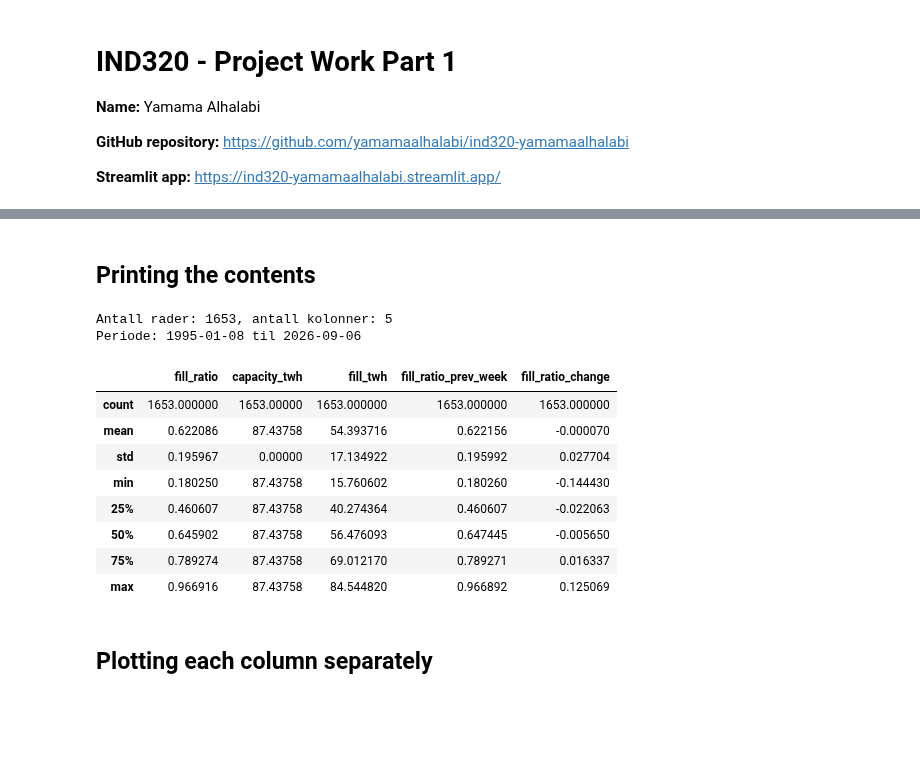
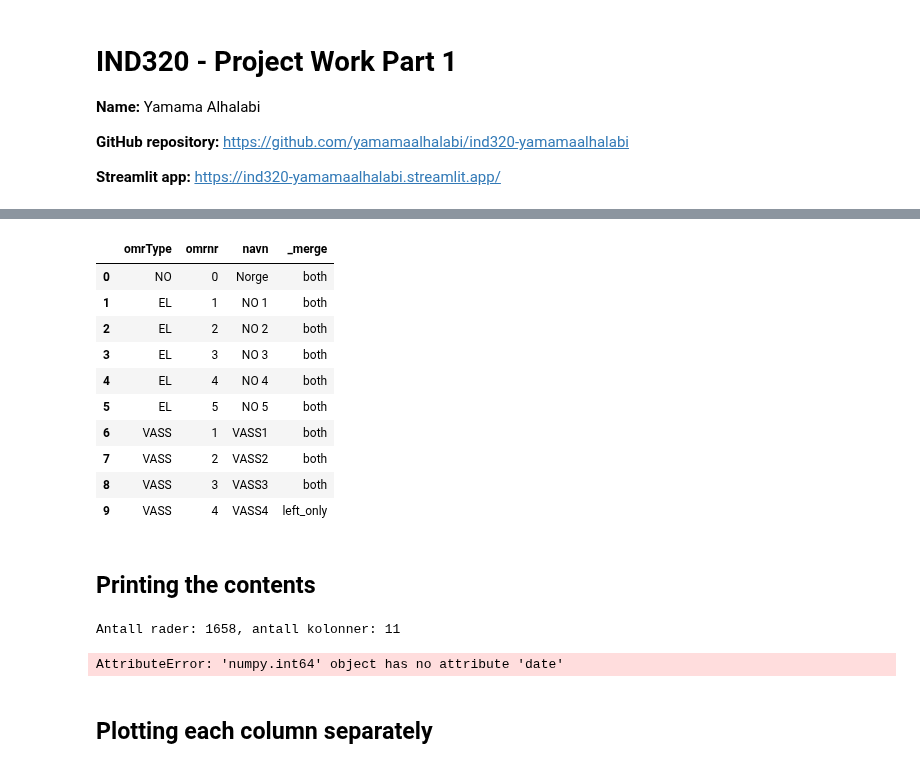
Before and after one commit to yamamaalhalabi/ind320-yamamaalhalabi, a Jupyter notebook: notebooks/IND320_project.ipynb, the cells around one changed output, grey strips where cells are left out. Drawn from its saved outputs; the diff is of its cells as text; code cells hidden in the pictures; blank space fills up the shorter version.

Commit message:
Part 2: read Magasinstatistikk from API instead of CSV

```diff
--- a/IND320_project.ipynb
+++ b/notebooks/IND320_project.ipynb
@@ -8,25 +8,19 @@
 **Streamlit app:** https://ind320-yamamaalhalabi.streamlit.app/
 # %%
 import pandas as pd
+import requests
 
-# Read weekly reservoir data and keep only the national ("NO") level,
-# since the raw file mixes several regional breakdowns (NO, EL, VASS)
-df = pd.read_csv("reservoirs.csv", parse_dates=["dato_Id"])
-df = df[df["omrType"] == "NO"].copy()
-df = df.sort_values("dato_Id")
+BASE = "https://biapi.nve.no/magasinstatistikk/api/Magasinstatistikk"
 
-# Rename columns to English, understandable names
-df = df.rename(columns={
-    "dato_Id": "date",
-    "fyllingsgrad": "fill_ratio",
-    "kapasitet_TWh": "capacity_twh",
-    "fylling_TWh": "fill_twh",
-    "fyllingsgrad_forrige_uke": "fill_ratio_prev_week",
-    "endring_fyllingsgrad": "fill_ratio_change",
-})
+# Download the full weekly history for all areas directly from NVE
+resp = requests.get(f"{BASE}/HentOffentligData", timeout=30)
+resp.raise_for_status()
+df_all = pd.DataFrame(resp.json())
 
-df = df.set_index("date")
-df = df[["fill_ratio", "capacity_twh", "fill_twh",
-         "fill_ratio_prev_week", "fill_ratio_change"]]
+# The API returns dates as text, so convert them explicitly
+df_all["dato_Id"] = pd.to_datetime(df_all["dato_Id"])
 
-df.head()
+# Keep only the national level, as in part 1
+df = df_all[df_all["omrType"] == "NO"].copy().sort_values("dato_Id")
+
+# ...rename / set_index / column selection from part 1 stays unchanged
@@ -41,3 +72,20 @@ df.head()
+# %%
+# Does the data contain every area that the lookup lists?
+in_data = df_all[["omrType", "omrnr"]].drop_duplicates()
+check = areas_df.merge(in_data, on=["omrType", "omrnr"], how="left", indicator=True)
+check[["omrType", "omrnr", "navn", "_merge"]]
+# %% [output]
+|  | omrType | omrnr | navn | _merge |
+| 0 | NO | 0 | Norge | both |
+| 1 | EL | 1 | NO 1 | both |
+| 2 | EL | 2 | NO 2 | both |
+| 3 | EL | 3 | NO 3 | both |
+| 4 | EL | 4 | NO 4 | both |
+| 5 | EL | 5 | NO 5 | both |
+| 6 | VASS | 1 | VASS1 | both |
+| 7 | VASS | 2 | VASS2 | both |
+| 8 | VASS | 3 | VASS3 | both |
+| 9 | VASS | 4 | VASS4 | left_only |
 # %% [markdown]
 ## Printing the contents
 # %%
@@ -45,17 +93,8 @@ print(f"Antall rader: {df.shape[0]}, antall kolonner: {df.shape[1]}")
 print(f"Periode: {df.index.min().date()} til {df.index.max().date()}")
 df.describe()
 # %% [output]
-Antall rader: 1653, antall kolonner: 5
-Periode: 1995-01-08 til 2026-09-06
+Antall rader: 1658, antall kolonner: 11
-|  | fill_ratio | capacity_twh | fill_twh | fill_ratio_prev_week | fill_ratio_change |
-| count | 1653.000000 | 1653.00000 | 1653.000000 | 1653.000000 | 1653.000000 |
-| mean | 0.622086 | 87.43758 | 54.393716 | 0.622156 | -0.000070 |
-| std | 0.195967 | 0.00000 | 17.134922 | 0.195992 | 0.027704 |
-| min | 0.180250 | 87.43758 | 15.760602 | 0.180260 | -0.144430 |
-| 25% | 0.460607 | 87.43758 | 40.274364 | 0.460607 | -0.022063 |
-| 50% | 0.645902 | 87.43758 | 56.476093 | 0.647445 | -0.005650 |
-| 75% | 0.789274 | 87.43758 | 69.012170 | 0.789271 | 0.016337 |
-| max | 0.966916 | 87.43758 | 84.544820 | 0.966892 | 0.125069 |
+AttributeError: 'numpy.int64' object has no attribute 'date'
 # %% [markdown]
 ## Plotting each column separately
 # %%
```
Also changed, not shown: parts of 4 cells of this notebook, 3 other files.
